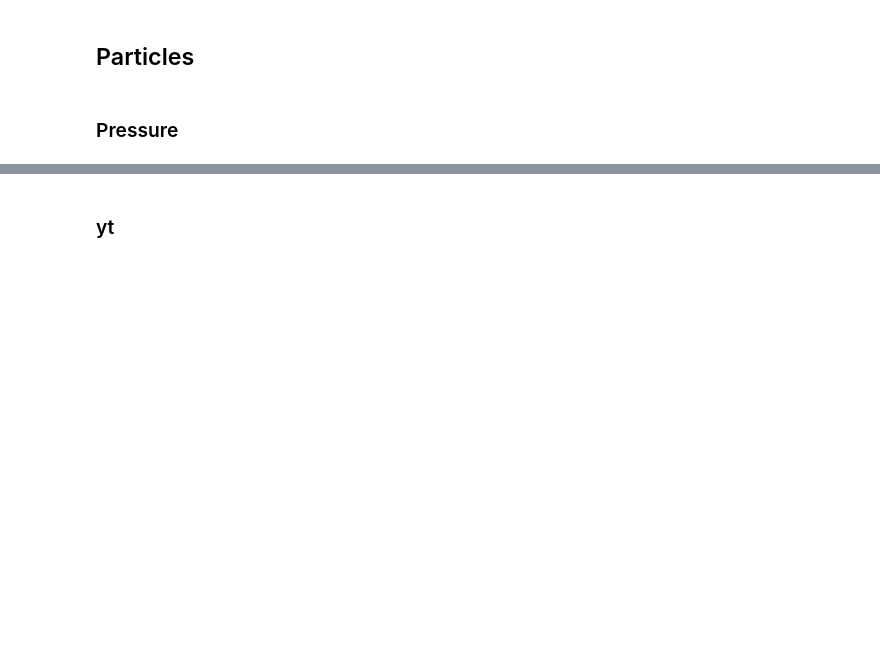
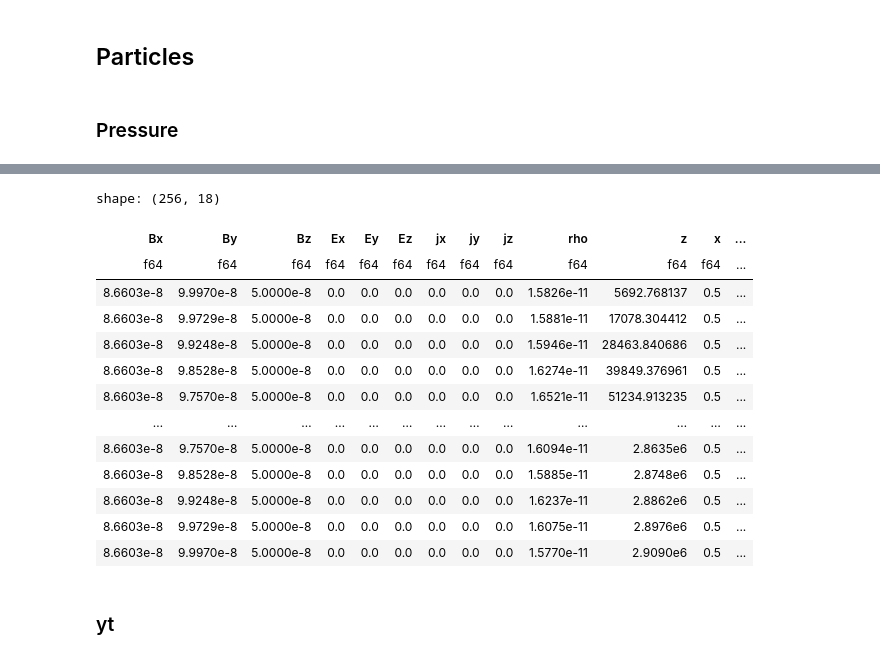
Before and after one commit to Beforerr/swd_simulation, a Jupyter notebook: warpx/analysis.ipynb, the cells around one changed output, grey strips where cells are left out. Cells and saved outputs as stored; diff of their text form; code cells hidden in the pictures; blank space fills up the shorter version.

```diff
--- a/warpx/analysis.ipynb
+++ b/warpx/analysis.ipynb
@@ -293,27 +157,27 @@ import numpy as np
 # %%
 # df["x"] = pd.qcut(df["particle_position_x"], q=10)
 # %%
+from utils import ds2df
+
 n = 64
 if dim == 1 or dim == 2:
     i = 0
 else:
     i = 2
 
-breaks = np.linspace(ds_part.domain_left_edge[i], ds_part.domain_right_edge[i], ds_part.domain_dimensions[i])
-
 def calc_pressure(ds, direction):
-
     df =  pl.DataFrame(ds2df(ds))
-
+    breaks = np.linspace(ds.domain_left_edge[i], ds.domain_right_edge[i], ds.domain_dimensions[i]+1)
+    col = f"particle_position_{direction}"
     return df.with_columns(
         # pl.col(f"particle_position_{direction}").qcut(n).alias(direction),
-        pl.col(f"particle_position_{direction}").cut(breaks, include_breaks=True).alias(direction),
+        pl.col(col).cut(breaks, include_breaks=True),
     ).with_columns(
-        (cs.contains("momentum") - cs.contains("momentum").mean().over(direction))
+        (cs.contains("momentum") - cs.contains("momentum").mean().over(col))
         .pow(2)
         .name.suffix("_var"),
         # cs.contains("momentum").mean().over(direction).name.suffix("_mean"),
-    ).group_by(direction).agg(
+    ).group_by(col).agg(
         cs.contains("var").sum(),
         pl.col("time").first()
-    ).unnest(direction).rename({"brk": direction}).drop(cs.by_dtype(pl.Categorical))
+    ).unnest(col).rename({"brk": direction}).drop(cs.by_dtype(pl.Categorical))
@@ -322,0 +247,17 @@ df_part.write_ipc("part_pressure.arrow")
+# %%
+pl.concat([b_df, p_df.drop("time")], how="horizontal")
+# %% [output]
+shape: (256, 18)
+| Bx | By | Bz | Ex | Ey | Ez | jx | jy | jz | rho | z | x | ... |
+| f64 | f64 | f64 | f64 | f64 | f64 | f64 | f64 | f64 | f64 | f64 | f64 | ... |
+| 8.6603e-8 | 9.9970e-8 | 5.0000e-8 | 0.0 | 0.0 | 0.0 | 0.0 | 0.0 | 0.0 | 1.5826e-11 | 5692.768137 | 0.5 | ... |
+| 8.6603e-8 | 9.9729e-8 | 5.0000e-8 | 0.0 | 0.0 | 0.0 | 0.0 | 0.0 | 0.0 | 1.5881e-11 | 17078.304412 | 0.5 | ... |
+| 8.6603e-8 | 9.9248e-8 | 5.0000e-8 | 0.0 | 0.0 | 0.0 | 0.0 | 0.0 | 0.0 | 1.5946e-11 | 28463.840686 | 0.5 | ... |
+| 8.6603e-8 | 9.8528e-8 | 5.0000e-8 | 0.0 | 0.0 | 0.0 | 0.0 | 0.0 | 0.0 | 1.6274e-11 | 39849.376961 | 0.5 | ... |
+| 8.6603e-8 | 9.7570e-8 | 5.0000e-8 | 0.0 | 0.0 | 0.0 | 0.0 | 0.0 | 0.0 | 1.6521e-11 | 51234.913235 | 0.5 | ... |
+| … | … | … | … | … | … | … | … | … | … | … | … | ... |
+| 8.6603e-8 | 9.7570e-8 | 5.0000e-8 | 0.0 | 0.0 | 0.0 | 0.0 | 0.0 | 0.0 | 1.6094e-11 | 2.8635e6 | 0.5 | ... |
+| 8.6603e-8 | 9.8528e-8 | 5.0000e-8 | 0.0 | 0.0 | 0.0 | 0.0 | 0.0 | 0.0 | 1.5885e-11 | 2.8748e6 | 0.5 | ... |
+| 8.6603e-8 | 9.9248e-8 | 5.0000e-8 | 0.0 | 0.0 | 0.0 | 0.0 | 0.0 | 0.0 | 1.6237e-11 | 2.8862e6 | 0.5 | ... |
+| 8.6603e-8 | 9.9729e-8 | 5.0000e-8 | 0.0 | 0.0 | 0.0 | 0.0 | 0.0 | 0.0 | 1.6075e-11 | 2.8976e6 | 0.5 | ... |
+| 8.6603e-8 | 9.9970e-8 | 5.0000e-8 | 0.0 | 0.0 | 0.0 | 0.0 | 0.0 | 0.0 | 1.5770e-11 | 2.9090e6 | 0.5 | ... |
```
Also changed, not shown: parts of 25 cells of this notebook, 23 other files.
